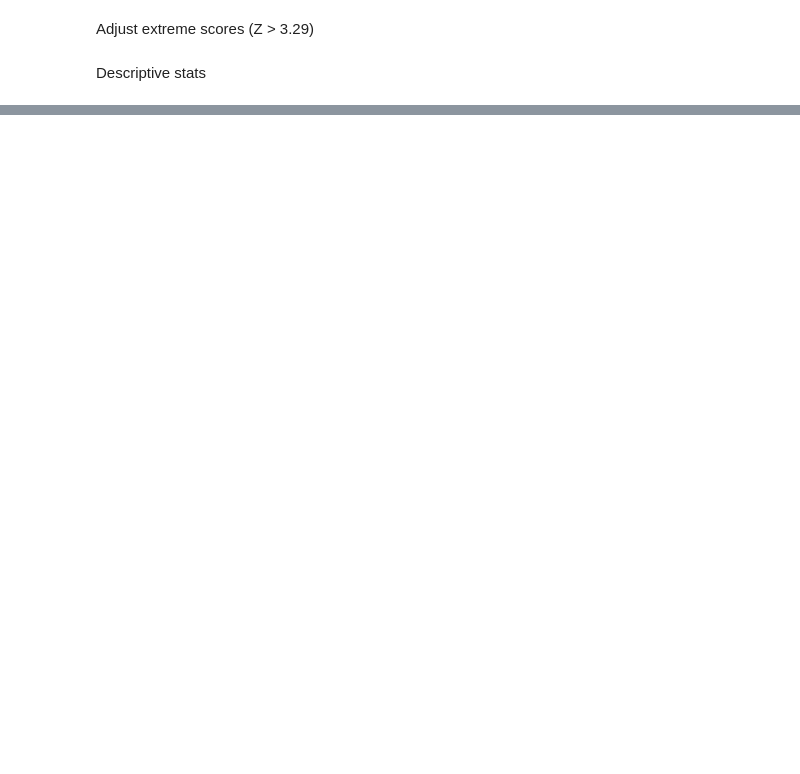
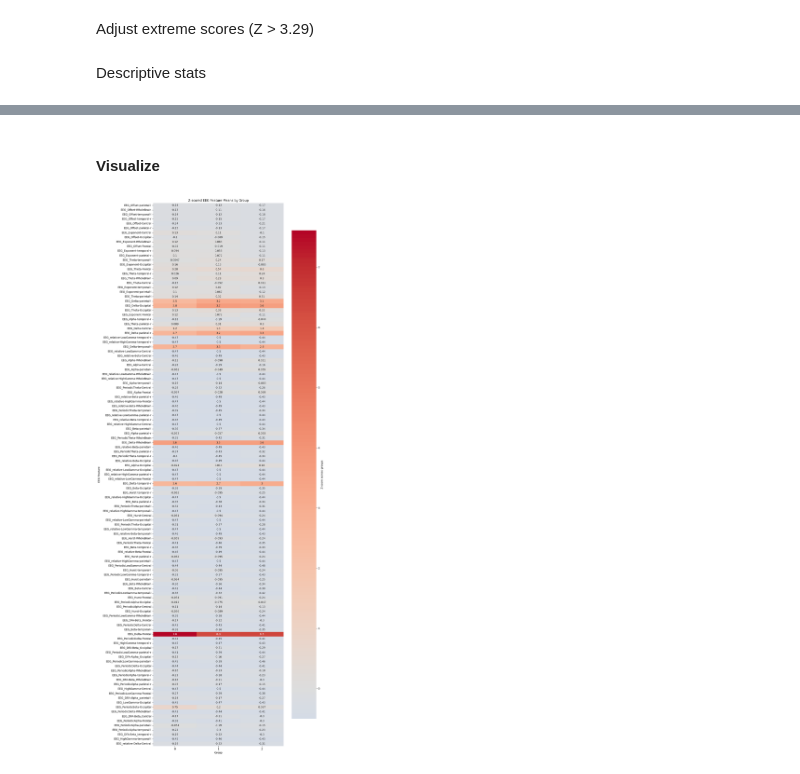
Before and after one commit to labo-NED/GENiAL, a Jupyter notebook: Notebooks/spr2025_conf.ipynb, the cells around one changed output, grey strips where cells are left out. Cells and saved outputs as stored; diff of their text form; code cells hidden in the pictures; blank space fills up the shorter version.

```diff
--- a/Notebooks/spr2025_conf.ipynb
+++ b/Notebooks/spr2025_conf.ipynb
@@ -51,6 +53,9 @@ diagnostic_groups_data.loc[(diagnostic_groups_data['diag_neurodev'] == 1) & (dia
 
 # Set group 2: Genetic carrier
 diagnostic_groups_data.loc[diagnostic_groups_data['diag_genetic_carrier'] == 1, 'diagnostic_group'] = 2
+# %%
+# Drop EEG_Age and EEG_Sex columns
+diagnostic_groups_data = diagnostic_groups_data.drop(['EEG_Age', 'EEG_Sex'], axis=1)
 # %% [markdown]
 # Stats
 # %% [markdown]
@@ -276,0 +355,12 @@ for eeg_feature in eeg_cols:
+# %%
+anova_df = pd.DataFrame(anova_results).T  # Transpose to make features as rows
+anova_df.sort_values('p-value', inplace=True)
+
+# --- Filter significant features ---
+signif_features = anova_df[anova_df['p-value'] < 0.05].index.tolist()
+
+# --- Run Tukey HSD for each significant feature ---
+for feature in signif_features:
+    print(f"\n📊 Tukey HSD for: {feature}")
+    tukey = pairwise_tukeyhsd(endog=df[feature], groups=df['diagnostic_group'], alpha=0.05)
+    print(tukey.summary())
@@ -276,0 +385,34 @@ for eeg_feature in eeg_cols:
+# %% [markdown]
+#### Visualize
+# %%
+import pandas as pd
+import seaborn as sns
+import matplotlib.pyplot as plt
+from sklearn.preprocessing import StandardScaler
+
+# 1. Compute group means for significant features only
+group_col = 'diagnostic_group'
+features_to_plot = signif_features  # from your ANOVA results
+
+group_means = df.groupby(group_col)[features_to_plot].mean()
+
+# 2. Optional: Z-score features across groups (row-wise)
+# This helps with visual contrast
+scaler = StandardScaler()
+group_means_z = pd.DataFrame(
+    scaler.fit_transform(group_means.T),
+    index=group_means.columns,
+    columns=group_means.index
+)
+
+# 3. Plot heatmap
+plt.figure(figsize=(12, max(6, len(features_to_plot) * 0.25)))  # adapt size
+sns.heatmap(group_means_z, annot=True, cmap='coolwarm', center=0,
+            cbar_kws={'label': 'Z-score across groups'})
+plt.title('Z-scored EEG Feature Means by Group')
+plt.xlabel('Group')
+plt.ylabel('EEG Feature')
+plt.tight_layout()
+plt.show()
+# %% [output]
+[figure, added]
```
Also changed, not shown: parts of 12 cells of this notebook.
